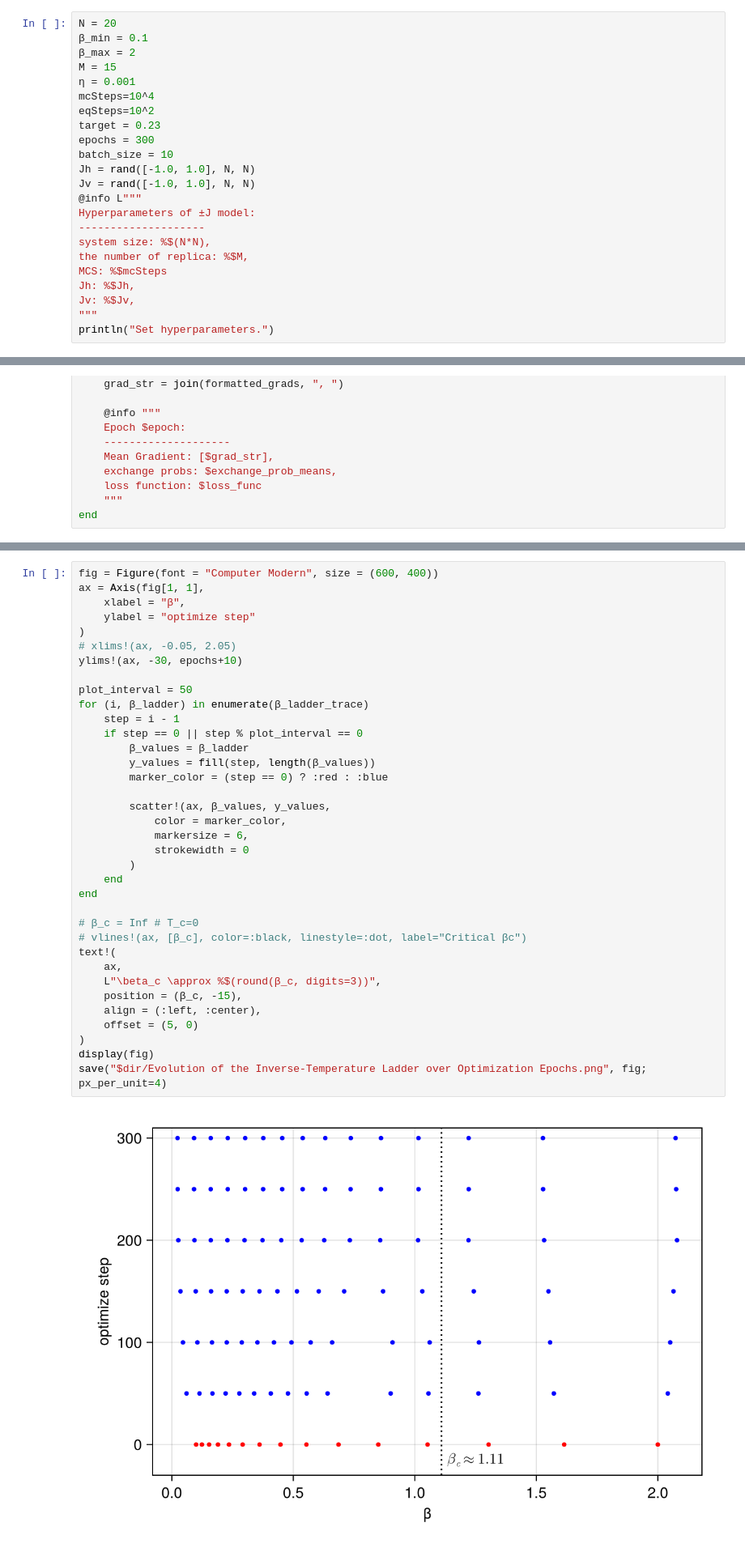
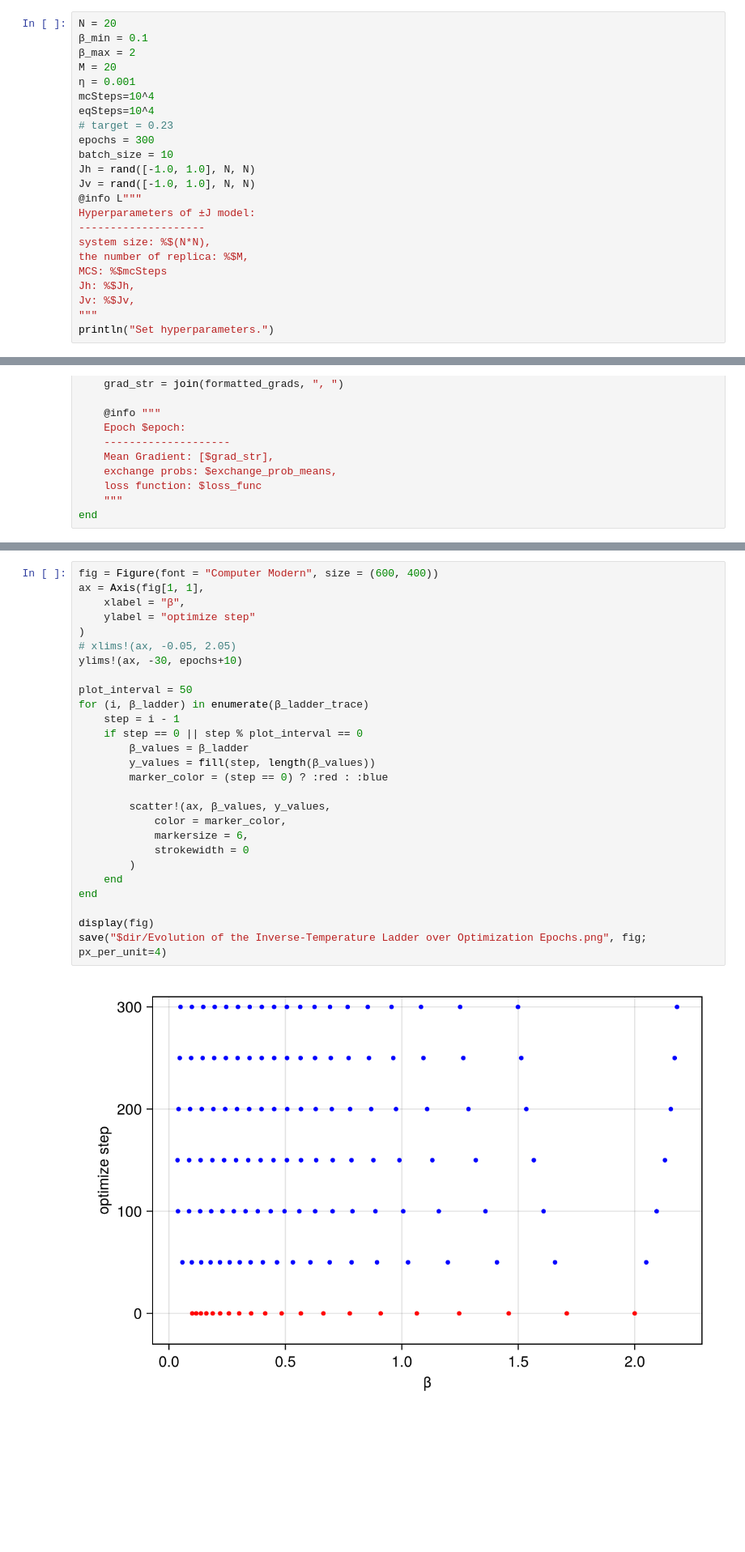
Before and after one commit to tatsuya0926/optimize-temperature-set, a Jupyter notebook: score_method/Ising_spin_glass/optimize_uniform_acceptance.ipynb, the cells around one changed output, grey strips where cells are left out. Shown at 81% size. Drawn from its saved outputs; the diff is of its cells as text; blank space fills up the shorter version.

Commit message:
Fix: the value of eqSteps/mcSteps, Delete: calc rtt

```diff
--- a/score_method/Ising_spin_glass/optimize_uniform_acceptance.ipynb
+++ b/score_method/Ising_spin_glass/optimize_uniform_acceptance.ipynb
@@ -19,11 +19,11 @@ println(names(SpinGlassCore))
 N = 20
 β_min = 0.1
 β_max = 2
-M = 15
+M = 20
 η = 0.001
 mcSteps=10^4
-eqSteps=10^2
-target = 0.23
+eqSteps=10^4
+# target = 0.23
 epochs = 300
 batch_size = 10
 Jh = rand([-1.0, 1.0], N, N)
@@ -151,38 +136,29 @@ end
 # %%
 fig = Figure(font = "Computer Modern", size = (600, 400))
 ax = Axis(fig[1, 1],
     xlabel = "β",
     ylabel = "optimize step"
 )
 # xlims!(ax, -0.05, 2.05)
 ylims!(ax, -30, epochs+10)
 
 plot_interval = 50
 for (i, β_ladder) in enumerate(β_ladder_trace)
     step = i - 1
     if step == 0 || step % plot_interval == 0
         β_values = β_ladder
         y_values = fill(step, length(β_values))
         marker_color = (step == 0) ? :red : :blue
 
         scatter!(ax, β_values, y_values,
             color = marker_color,
             markersize = 6,
             strokewidth = 0
         )
     end
 end
 
-# β_c = Inf # T_c=0
-# vlines!(ax, [β_c], color=:black, linestyle=:dot, label="Critical βc")
-text!(
-    ax,
-    L"\beta_c \approx %$(round(β_c, digits=3))",
-    position = (β_c, -15),
-    align = (:left, :center),
-    offset = (5, 0)
-)
 display(fig)
 save("$dir/Evolution of the Inverse-Temperature Ladder over Optimization Epochs.png", fig; px_per_unit=4)
 # %% [output]
-[figure, old version]
+[figure, new version]
```
Also changed, not shown: parts of 10 cells of this notebook, 7 other files.
